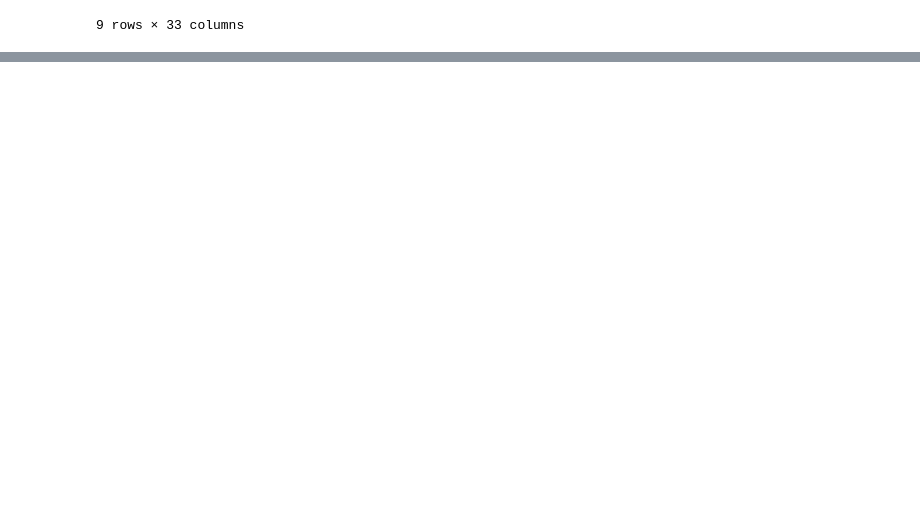
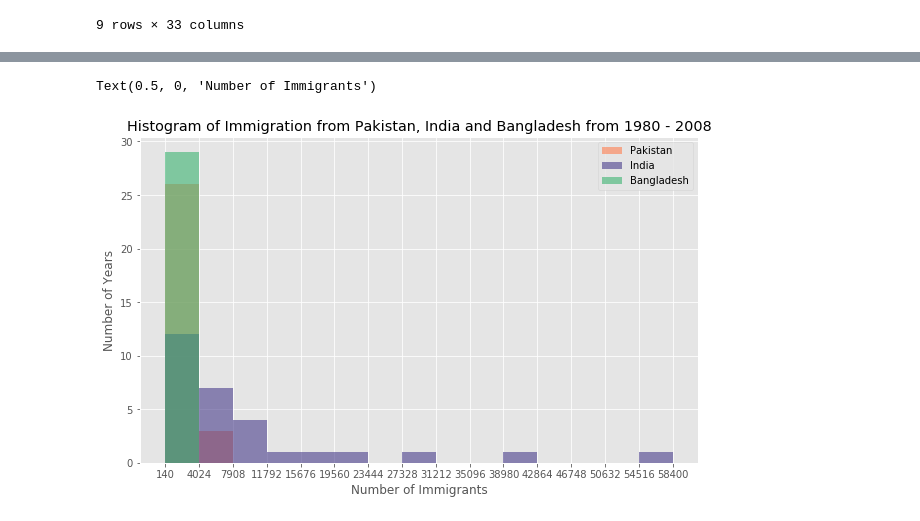
Before and after one commit to AmmaraRazzaq/dataVisualization_with_Python, a Jupyter notebook: Australia_Immigration.ipynb, the cells around one changed output, grey strips where cells are left out. Drawn from its saved outputs; the diff is of its cells as text; code cells hidden in the pictures; blank space fills up the shorter version.

```diff
--- a/Australia_Immigration.ipynb
+++ b/Australia_Immigration.ipynb
@@ -254,0 +383,10 @@ df[(df['Continent'] == 'Asia') & (df['Region'] == 'Southern Asia')]
+# %%
+count, bins_edges = np.histogram(df_t,15)
+# %%
+df_t.plot(kind='hist', figsize=(10,6), bins=15, alpha=0.6, xticks=bins_edges, color=['coral', 'darkslateblue', 'mediumseagreen'])
+plt.title('Histogram of Immigration from Pakistan, India and Bangladesh from 1980 - 2008')
+plt.ylabel('Number of Years')
+plt.xlabel('Number of Immigrants')
+# %% [output]
+Text(0.5, 0, 'Number of Immigrants')
+[figure, added]
```
Also changed, not shown: parts of 18 cells of this notebook.
